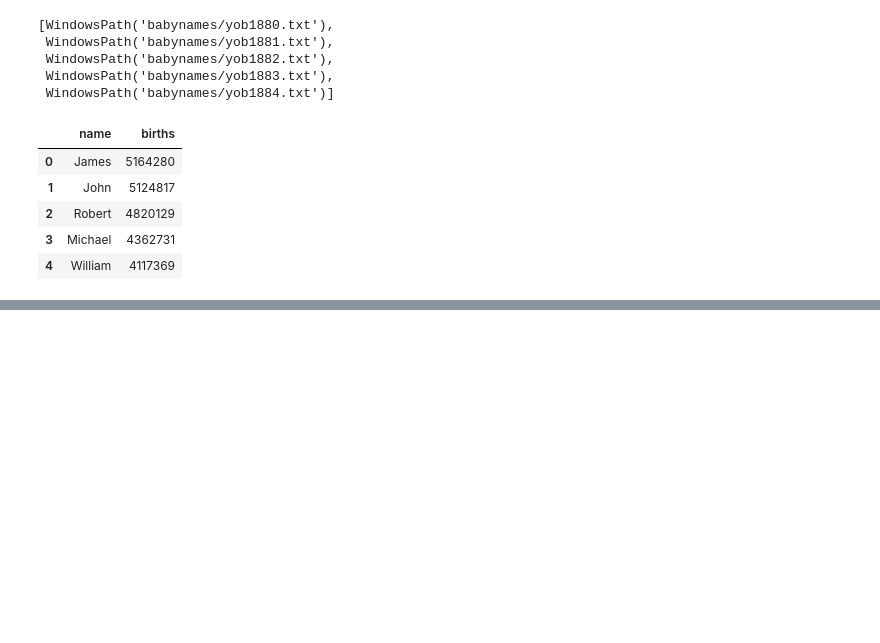
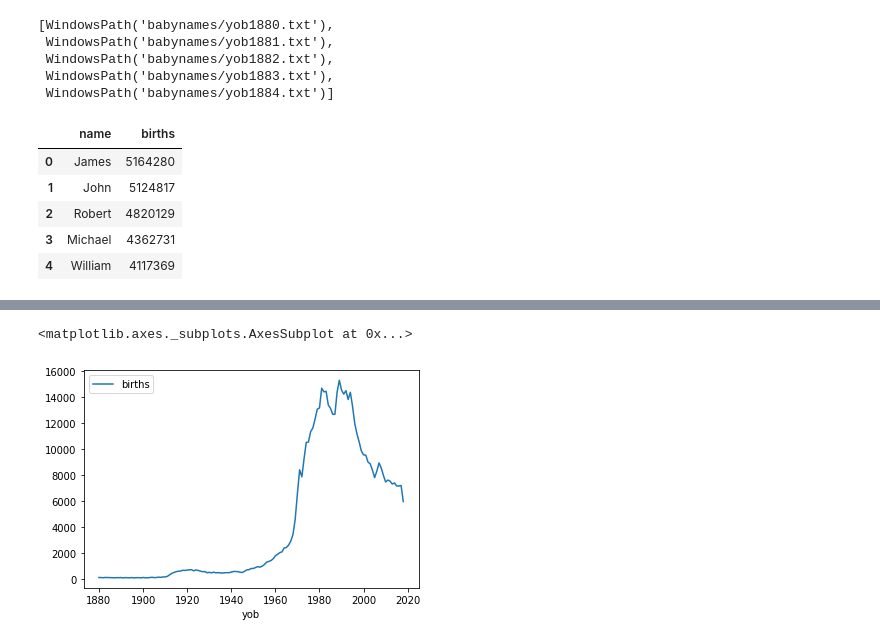
Before and after one commit to sawyerap/PythonDataViz, a Jupyter notebook: baby_names.ipynb, the cells around one changed output, grey strips where cells are left out. Saved outputs shown, nothing was run; the diff lists cells and outputs as text; code cells hidden in the pictures; blank space fills up the shorter version.

```diff
--- a/baby_names.ipynb
+++ b/baby_names.ipynb
@@ -56,3 +57,5 @@ boy_names.head()
 | 2 | Robert | 4820129 |
 | 3 | Michael | 4362731 |
 | 4 | William | 4117369 |
+# %%
+just_aaron = boys[boys['name']=='Aaron']
@@ -58,0 +78,7 @@ boy_names.head()
+# %%
+just_aaron = just_aaron.set_index(just_aaron['yob']).drop(['name', 'sex', 'yob'], axis=1)
+# %%
+just_aaron.plot()
+# %% [output]
+<matplotlib.axes._subplots.AxesSubplot at 0x...>
+[figure, added]
```
Also changed, not shown: parts of 13 cells of this notebook, 1 other file.
